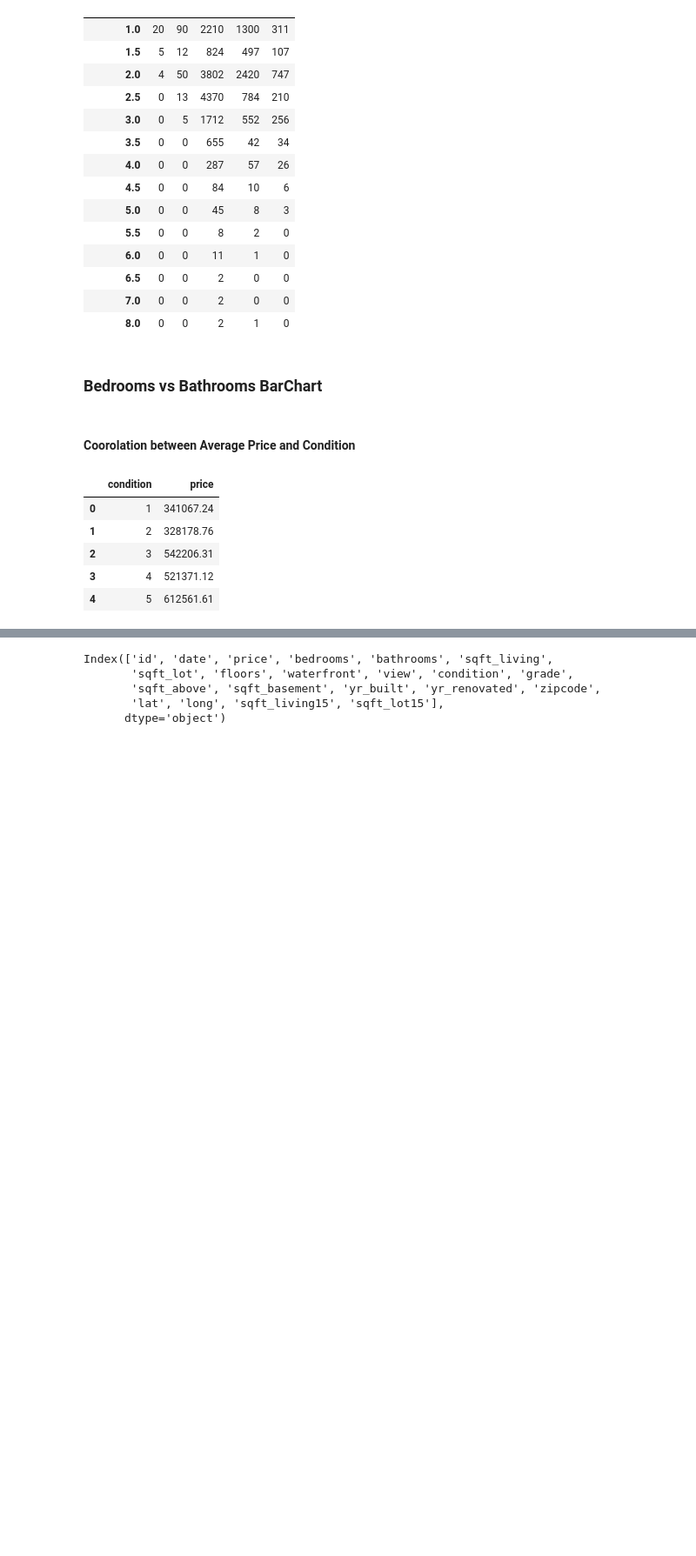
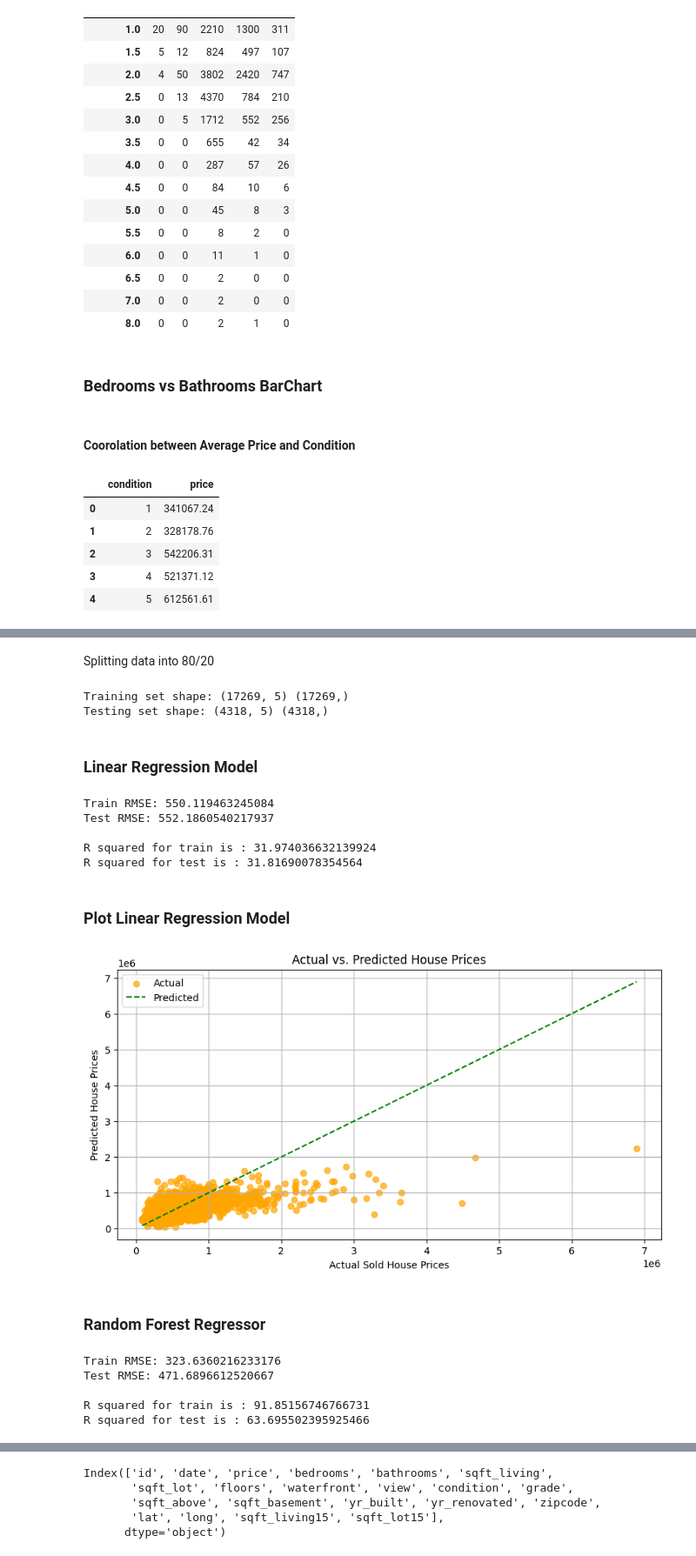
Before and after one commit to s566319/housing_price_proj, a Jupyter notebook: IngaMiller_HousingPrices.ipynb, the cells around one changed output, grey strips where cells are left out. Shown at 87% size. Saved outputs shown, nothing was run; the diff lists cells and outputs as text; code cells hidden in the pictures; blank space fills up the shorter version.

Commit message:
Models Added

```diff
--- a/IngaMiller_HousingPrices.ipynb
+++ b/IngaMiller_HousingPrices.ipynb
@@ -312,0 +291,74 @@ px.bar(condition_price, x='condition', y='price',title='Average Price for Condit
+# %%
+ind_var = Housing[['bedrooms', 'bathrooms', 'condition', 'yr_built', 'zipcode']]
+dep_var = Housing['price']
+# %% [markdown]
+Splitting data into 80/20
+# %%
+from sklearn.model_selection import train_test_split
+
+x_train,x_test,y_train,y_test = train_test_split(ind_var, dep_var , test_size = 0.2, random_state = 123, stratify=None)
+print("Training set shape:", x_train.shape, y_train.shape)
+print("Testing set shape:", x_test.shape, y_test.shape)
+# %% [output]
+Training set shape: (17269, 5) (17269,)
+Testing set shape: (4318, 5) (4318,)
+# %% [markdown]
+### Linear Regression Model
+# %%
+from sklearn.linear_model import LinearRegression
+from sklearn.metrics import root_mean_squared_error
+import numpy as np
+
+linear_regression = LinearRegression()
+linear_regression.fit(x_train, y_train)
+y_train_pred = linear_regression.predict(x_train)
+y_test_pred = linear_regression.predict(x_test)
+train_rmse_lr = np.sqrt(root_mean_squared_error(y_train, y_train_pred))
+test_rmse_lr = np.sqrt(root_mean_squared_error(y_test, y_test_pred))
+print(f"Train RMSE: {train_rmse_lr}")
+print(f"Test RMSE: {test_rmse_lr}\n")
+print("R squared for train is :",linear_regression.score(x_train,y_train)*100)
+print("R squared for test is :", linear_regression.score(x_test,y_test)*100)
+# %% [output]
+Train RMSE: 550.119463245084
+Test RMSE: 552.1860540217937
+
+R squared for train is : 31.974036632139924
+R squared for test is : 31.81690078354564
+# %% [markdown]
+### Plot Linear Regression Model
+# %%
+import matplotlib.pyplot as plt
+
+plt.figure(figsize=(10, 5))
+plt.scatter(y_test, y_test_pred, alpha=0.7, color='orange', label='Actual')
+plt.plot([y_test.min(), y_test.max()], [y_test.min(), y_test.max()], color='green', linestyle='--', label='Predicted')
+
+plt.xlabel("Actual Sold House Prices")
+plt.ylabel("Predicted House Prices")
+plt.title("Actual vs. Predicted House Prices")
+plt.legend()
+plt.grid(True)
+plt.show()
+# %% [output]
+[figure, added]
+# %% [markdown]
+### Random Forest Regressor
+# %%
+from sklearn.ensemble import RandomForestRegressor
+rf = RandomForestRegressor(random_state=42)
+rf.fit(x_train, y_train)
+y_train_pred = rf.predict(x_train)
+y_test_pred = rf.predict(x_test)
+train_rmse_rf = np.sqrt(root_mean_squared_error(y_train, y_train_pred))
+test_rmse_rf = np.sqrt(root_mean_squared_error(y_test, y_test_pred))
+print(f"Train RMSE: {train_rmse_rf}")
+print(f"Test RMSE: {test_rmse_rf}\n")
+print("R squared for train is :",rf.score(x_train,y_train)*100)
+print("R squared for test is :", rf.score(x_test,y_test)*100)
+# %% [output]
+Train RMSE: 323.6360216233176
+Test RMSE: 471.6896612520667
+
+R squared for train is : 91.85156746766731
+R squared for test is : 63.695502395925466
```
Also changed, not shown: parts of 20 cells of this notebook.
